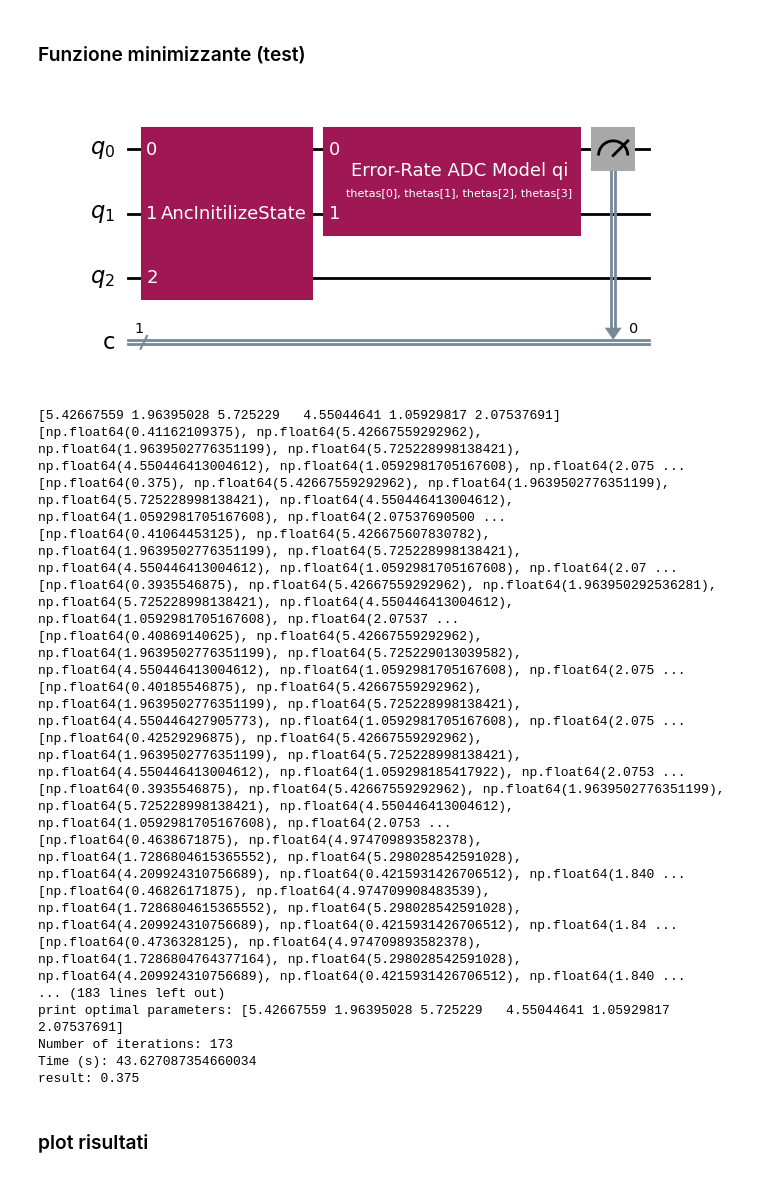
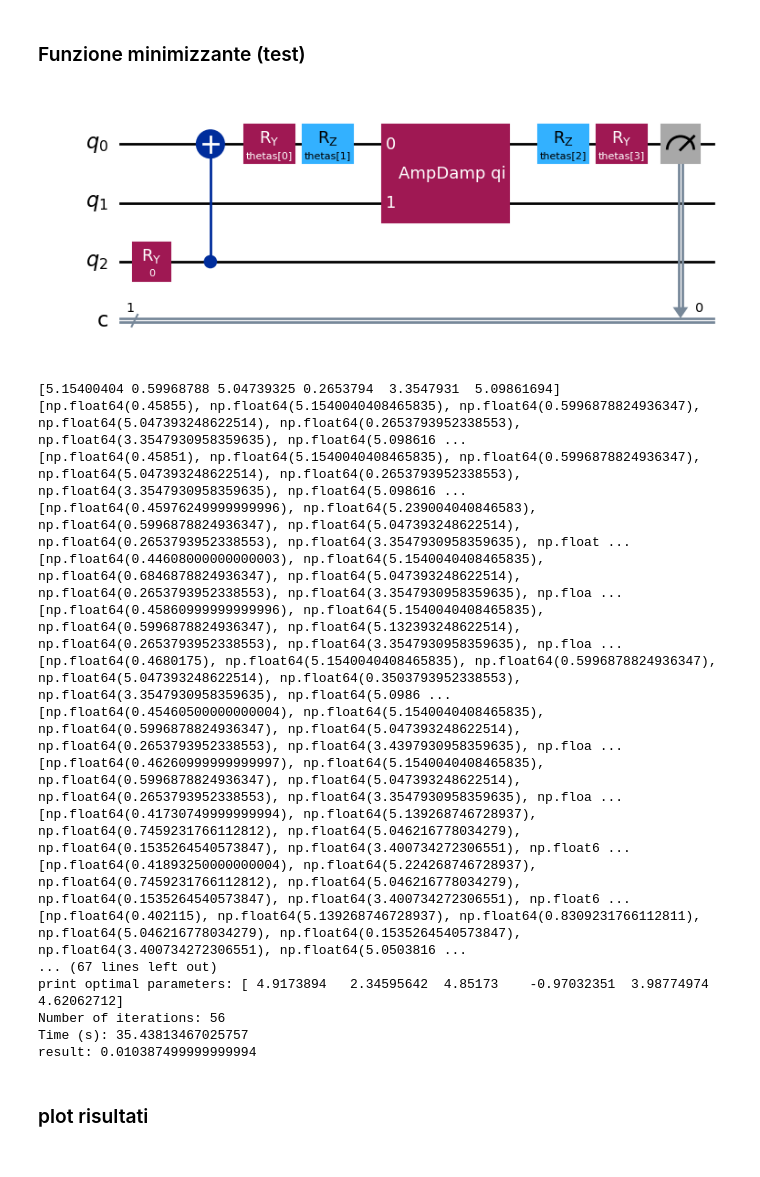
Before and after one commit to remgabryldel/quantum-amplitude-damping-channel, a Jupyter notebook: q_a_d.ipynb, the cells around one changed output. Drawn from its saved outputs; the diff is of its cells as text; code cells hidden in the pictures.

```diff
--- a/q_a_d.ipynb
+++ b/q_a_d.ipynb
@@ -1678,7 +1678,6 @@ def cost_wrapper_scipy(theta_vector,qc,shots,params,cost_history):
         thetas[3]: theta_vector[5],  # shared_1
     }
 
-    shots = 1024
     backend = AerSimulator()
     noise_model = None
     qc_t = transpile(qc)
@@ -1691,59 +1690,63 @@ def cost_wrapper_scipy(theta_vector,qc,shots,params,cost_history):
 # %%
 thetas = ParameterVector("thetas", 4)
 # Crea il circuito parametrico, con iperparametri definiti (stato iniziale e damping)
-qc = circuitERADC_with_Ancilla_parametrized_qi(0.3,thetas,theta_to_noise(0))
+qc = circuitERADC_with_Ancilla_parametrized_qi(0.0,thetas,theta_to_noise(0))
 # aggiungiere misure o ulteriori gate o operatori ai fini della simulazione
 qc.add_register(0,1)
 
 qc.measure(0,0)
 
-display(qc.draw("mpl"))
+display(qc.decompose(["AncInitilizeState","Error-Rate ADC Model qi"]).draw("mpl"))
 
 # x0 = np.ones(qc.num_parameters*2)
 x0 = np.random.uniform(0, 2 * np.pi, size=6)
+# x0 = [3.98497043, 3.42676285, 0.84221742, 3.42324647, 2.85073386, 5.43666909]
 print(x0)
 start_time = time.time()
 
 cost_history = []
 
 cost_wrapper_scipy(x0,qc, 10000, thetas, cost_history)
 result = minimize(
     cost_wrapper_scipy,
     x0,
-    args=(qc, 100000, thetas, cost_history),
+    args=(qc, 200000, thetas, cost_history),
     method="BFGS",
     # bounds=np.array([(0, 2*np.pi)] * 6),
-    tol = 0.0000001,
-    options={"maxiter": 10000,
+    tol = 0.00001,
+    options={
+             "maxiter": 10000,
              "disp": True,
+             "eps" : 8.5e-2,
+             "gtol": 8.5e-2
             }
 )
 end_time = time.time()
 execution_time = end_time - start_time
 print(result)
 print(f"""print optimal parameters: {result.x}""")
 print(f"""Number of iterations: {result.nfev}""")
 print(f"""Time (s): {execution_time}""")
 print(f"""result: {result.fun}""")
 # %% [output]
-[figure, old version]
+[figure, new version]
-[5.42667559 1.96395028 5.725229   4.55044641 1.05929817 2.07537691]
-[np.float64(0.41162109375), np.float64(5.42667559292962), np.float64(1.9639502776351199), np.float64(5.725228998138421), np.float64(4.550446413004612), np.float64(1.0592981705167608), np.float64(2.075 ...
-[np.float64(0.375), np.float64(5.42667559292962), np.float64(1.9639502776351199), np.float64(5.725228998138421), np.float64(4.550446413004612), np.float64(1.0592981705167608), np.float64(2.07537690500 ...
-[np.float64(0.41064453125), np.float64(5.426675607830782), np.float64(1.9639502776351199), np.float64(5.725228998138421), np.float64(4.550446413004612), np.float64(1.0592981705167608), np.float64(2.07 ...
-[np.float64(0.3935546875), np.float64(5.42667559292962), np.float64(1.963950292536281), np.float64(5.725228998138421), np.float64(4.550446413004612), np.float64(1.0592981705167608), np.float64(2.07537 ...
-[np.float64(0.40869140625), np.float64(5.42667559292962), np.float64(1.9639502776351199), np.float64(5.725229013039582), np.float64(4.550446413004612), np.float64(1.0592981705167608), np.float64(2.075 ...
-[np.float64(0.40185546875), np.float64(5.42667559292962), np.float64(1.9639502776351199), np.float64(5.725228998138421), np.float64(4.550446427905773), np.float64(1.0592981705167608), np.float64(2.075 ...
-[np.float64(0.42529296875), np.float64(5.42667559292962), np.float64(1.9639502776351199), np.float64(5.725228998138421), np.float64(4.550446413004612), np.float64(1.059298185417922), np.float64(2.0753 ...
-[np.float64(0.3935546875), np.float64(5.42667559292962), np.float64(1.9639502776351199), np.float64(5.725228998138421), np.float64(4.550446413004612), np.float64(1.0592981705167608), np.float64(2.0753 ...
-[np.float64(0.4638671875), np.float64(4.974709893582378), np.float64(1.7286804615365552), np.float64(5.298028542591028), np.float64(4.209924310756689), np.float64(0.4215931426706512), np.float64(1.840 ...
-[np.float64(0.46826171875), np.float64(4.974709908483539), np.float64(1.7286804615365552), np.float64(5.298028542591028), np.float64(4.209924310756689), np.float64(0.4215931426706512), np.float64(1.84 ...
-[np.float64(0.4736328125), np.float64(4.974709893582378), np.float64(1.7286804764377164), np.float64(5.298028542591028), np.float64(4.209924310756689), np.float64(0.4215931426706512), np.float64(1.840 ...
-... (183 lines left out)
-print optimal parameters: [5.42667559 1.96395028 5.725229   4.55044641 1.05929817 2.07537691]
-Number of iterations: 173
-Time (s): 43.627087354660034
-result: 0.375
+[5.15400404 0.59968788 5.04739325 0.2653794  3.3547931  5.09861694]
+[np.float64(0.45855), np.float64(5.1540040408465835), np.float64(0.5996878824936347), np.float64(5.047393248622514), np.float64(0.2653793952338553), np.float64(3.3547930958359635), np.float64(5.098616 ...
+[np.float64(0.45851), np.float64(5.1540040408465835), np.float64(0.5996878824936347), np.float64(5.047393248622514), np.float64(0.2653793952338553), np.float64(3.3547930958359635), np.float64(5.098616 ...
+[np.float64(0.45976249999999996), np.float64(5.239004040846583), np.float64(0.5996878824936347), np.float64(5.047393248622514), np.float64(0.2653793952338553), np.float64(3.3547930958359635), np.float ...
+[np.float64(0.44608000000000003), np.float64(5.1540040408465835), np.float64(0.6846878824936347), np.float64(5.047393248622514), np.float64(0.2653793952338553), np.float64(3.3547930958359635), np.floa ...
+[np.float64(0.45860999999999996), np.float64(5.1540040408465835), np.float64(0.5996878824936347), np.float64(5.132393248622514), np.float64(0.2653793952338553), np.float64(3.3547930958359635), np.floa ...
+[np.float64(0.4680175), np.float64(5.1540040408465835), np.float64(0.5996878824936347), np.float64(5.047393248622514), np.float64(0.3503793952338553), np.float64(3.3547930958359635), np.float64(5.0986 ...
+[np.float64(0.45460500000000004), np.float64(5.1540040408465835), np.float64(0.5996878824936347), np.float64(5.047393248622514), np.float64(0.2653793952338553), np.float64(3.4397930958359635), np.floa ...
+[np.float64(0.46260999999999997), np.float64(5.1540040408465835), np.float64(0.5996878824936347), np.float64(5.047393248622514), np.float64(0.2653793952338553), np.float64(3.3547930958359635), np.floa ...
+[np.float64(0.41730749999999994), np.float64(5.139268746728937), np.float64(0.7459231766112812), np.float64(5.046216778034279), np.float64(0.1535264540573847), np.float64(3.400734272306551), np.float6 ...
+[np.float64(0.41893250000000004), np.float64(5.224268746728937), np.float64(0.7459231766112812), np.float64(5.046216778034279), np.float64(0.1535264540573847), np.float64(3.400734272306551), np.float6 ...
+[np.float64(0.402115), np.float64(5.139268746728937), np.float64(0.8309231766112811), np.float64(5.046216778034279), np.float64(0.1535264540573847), np.float64(3.400734272306551), np.float64(5.0503816 ...
+... (67 lines left out)
+print optimal parameters: [ 4.9173894   2.34595642  4.85173    -0.97032351  3.98774974  4.62062712]
+Number of iterations: 56
+Time (s): 35.43813467025757
+result: 0.010387499999999994
 # %% [markdown]
 ### plot risultati
 # %%
```
Also changed, not shown: parts of 5 cells of this notebook.
